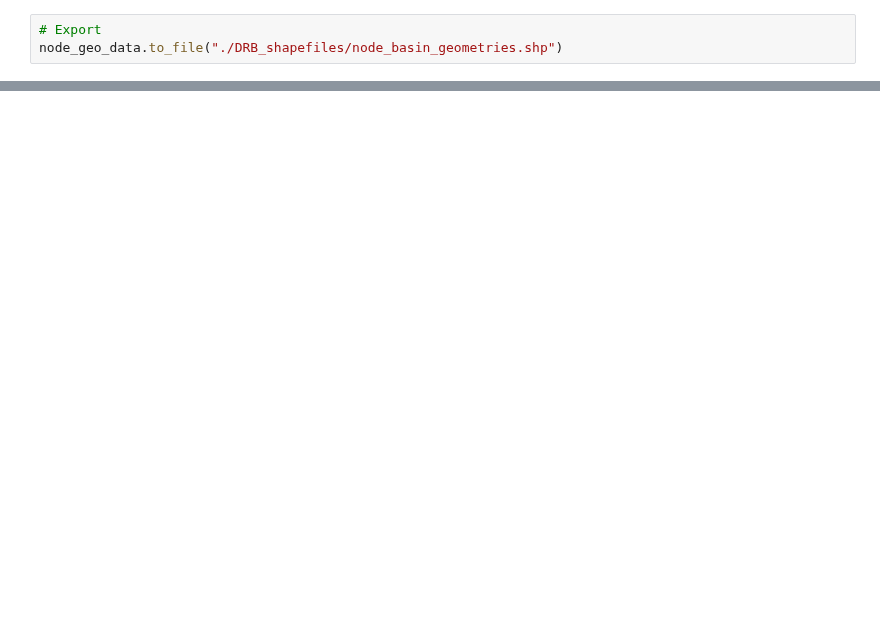
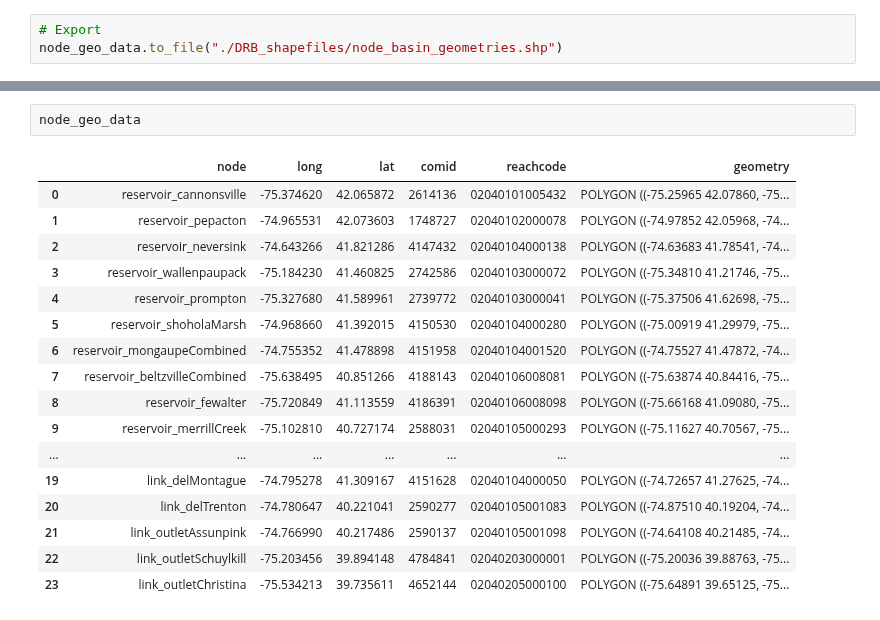
Before and after one commit to Pywr-DRB/Pywr-DRB, a Jupyter notebook: DRB_spatial/Get_node_basin_geometry.ipynb, the cells around one changed output, grey strips where cells are left out. Cells and saved outputs as stored; diff of their text form; blank space fills up the shorter version.

```diff
--- a/DRB_spatial/Get_node_basin_geometry.ipynb
+++ b/DRB_spatial/Get_node_basin_geometry.ipynb
@@ -91,0 +89,20 @@ node_geo_data.to_file("./DRB_shapefiles/node_basin_geometries.shp")
+# %%
+node_geo_data
+# %% [output]
+|  | node | long | lat | comid | reachcode | geometry |
+| 0 | reservoir_cannonsville | -75.374620 | 42.065872 | 2614136 | 02040101005432 | POLYGON ((-75.25965 42.07860, -75... |
+| 1 | reservoir_pepacton | -74.965531 | 42.073603 | 1748727 | 02040102000078 | POLYGON ((-74.97852 42.05968, -74... |
+| 2 | reservoir_neversink | -74.643266 | 41.821286 | 4147432 | 02040104000138 | POLYGON ((-74.63683 41.78541, -74... |
+| 3 | reservoir_wallenpaupack | -75.184230 | 41.460825 | 2742586 | 02040103000072 | POLYGON ((-75.34810 41.21746, -75... |
+| 4 | reservoir_prompton | -75.327680 | 41.589961 | 2739772 | 02040103000041 | POLYGON ((-75.37506 41.62698, -75... |
+| 5 | reservoir_shoholaMarsh | -74.968660 | 41.392015 | 4150530 | 02040104000280 | POLYGON ((-75.00919 41.29979, -75... |
+| 6 | reservoir_mongaupeCombined | -74.755352 | 41.478898 | 4151958 | 02040104001520 | POLYGON ((-74.75527 41.47872, -74... |
+| 7 | reservoir_beltzvilleCombined | -75.638495 | 40.851266 | 4188143 | 02040106008081 | POLYGON ((-75.63874 40.84416, -75... |
+| 8 | reservoir_fewalter | -75.720849 | 41.113559 | 4186391 | 02040106008098 | POLYGON ((-75.66168 41.09080, -75... |
+| 9 | reservoir_merrillCreek | -75.102810 | 40.727174 | 2588031 | 02040105000293 | POLYGON ((-75.11627 40.70567, -75... |
+| ... | ... | ... | ... | ... | ... | ... |
+| 19 | link_delMontague | -74.795278 | 41.309167 | 4151628 | 02040104000050 | POLYGON ((-74.72657 41.27625, -74... |
+| 20 | link_delTrenton | -74.780647 | 40.221041 | 2590277 | 02040105001083 | POLYGON ((-74.87510 40.19204, -74... |
+| 21 | link_outletAssunpink | -74.766990 | 40.217486 | 2590137 | 02040105001098 | POLYGON ((-74.64108 40.21485, -74... |
+| 22 | link_outletSchuylkill | -75.203456 | 39.894148 | 4784841 | 02040203000001 | POLYGON ((-75.20036 39.88763, -75... |
+| 23 | link_outletChristina | -75.534213 | 39.735611 | 4652144 | 02040205000100 | POLYGON ((-75.64891 39.65125, -75... |
```
Also changed, not shown: parts of 4 cells of this notebook, 12 other files.
